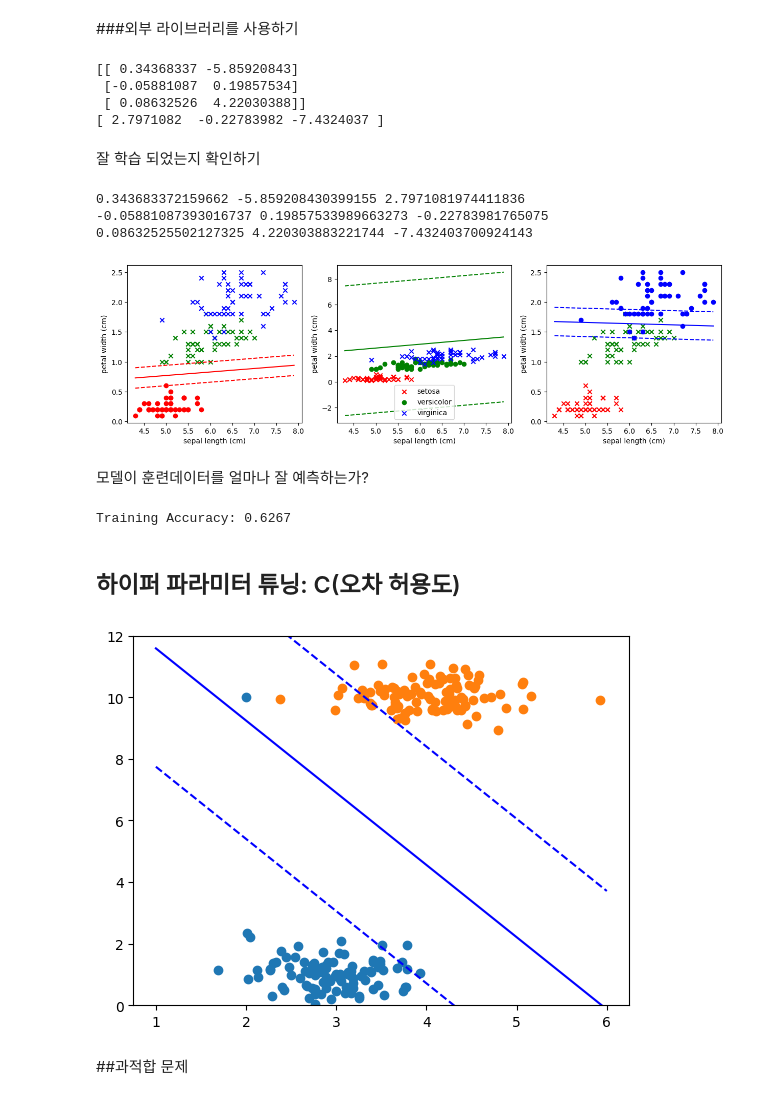
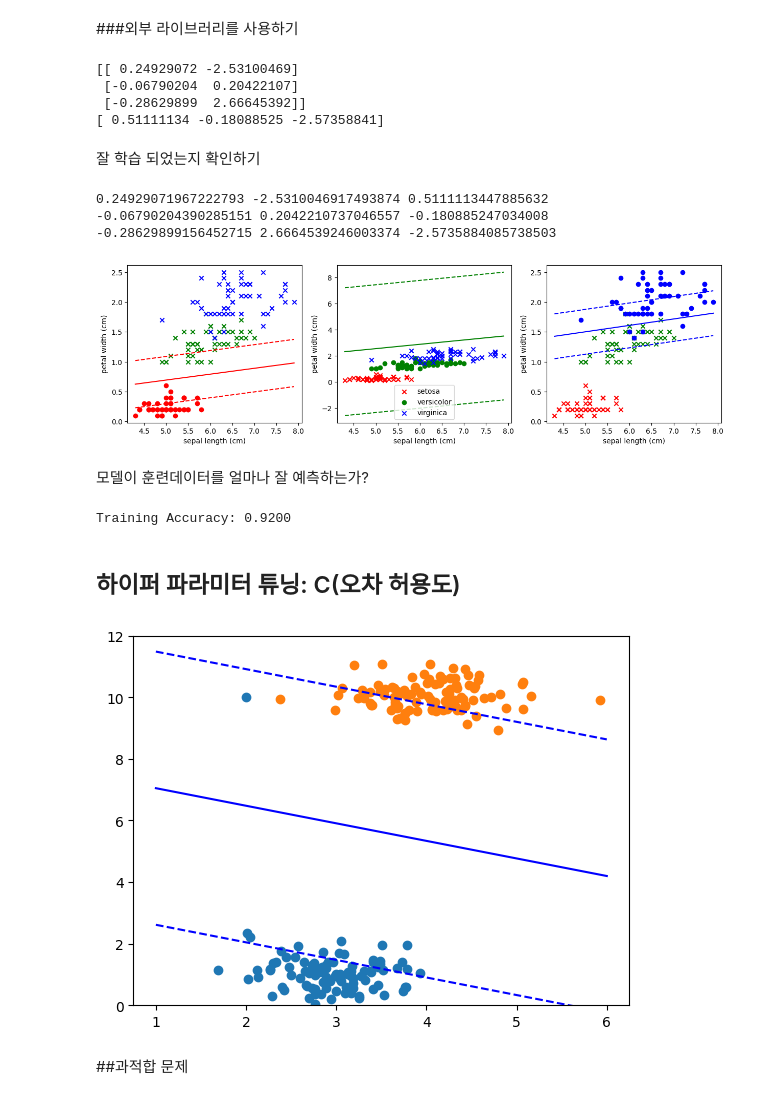
Before and after one commit to Potdooshami/The-3rd-POSTECH-Youth-Mathematical-Artificial-Intelligence-Academy, a Jupyter notebook: PYMAIA3_SVM실습.ipynb, the cells around one changed output. Cells and saved outputs as stored; diff of their text form; code cells hidden in the pictures.

```diff
--- a/PYMAIA3_SVM실습.ipynb
+++ b/PYMAIA3_SVM실습.ipynb
@@ -134,8 +134,8 @@ Text(0.5, 1.0, 'Linear Regression')
 ##비용함수: 좋은 직선을 수학적으로 정의하기
 # %%
 
-c = 30# @param {type:"number"}
-m = 5# @param {type:"number"}
+c = -80# @param {type:"number"}
+m = 2# @param {type:"number"}
 fig, axs = plt.subplots(1, 2, layout='constrained',figsize=(10, 5))
 plt.sca(axs[0])
 plt.plot(xs,ys,'o',label='Actual Data')
@@ -150,7 +150,7 @@ for i, error in enumerate(errors):
         clr = 'red'
     else:
         clr = 'blue'
-    plt.plot([xs[i], xs[i]], [xs[i]*m + c, ys[i]], color=clr, linestyle='-')
+    plt.plot([xs[i], ys[i]], [xs[i]*m + c, ys[i]], color=clr, linestyle='-')
 
 
 
@@ -611,16 +637,16 @@ for fcsClass in range(3):
 #from sklearn.pipeline import Pipeline
 #from sklearn.preprocessing import StandardScaler
 from sklearn.svm import LinearSVC
-c = 1000000000000000000000000000000 # @param {type:"raw"}
+c = 1 # @param {type:"raw"}
 model = LinearSVC(C=c)
 model.fit(df.iloc[:,xc],df.iloc[:,[-1]])
 print(model.coef_)
 print(model.intercept_)
 # %% [output]
-[[ 0.34368337 -5.85920843]
- [-0.05881087  0.19857534]
- [ 0.08632526  4.22030388]]
-[ 2.7971082  -0.22783982 -7.4324037 ]
+[[ 0.24929072 -2.53100469]
+ [-0.06790204  0.20422107]
+ [-0.28629899  2.66645392]]
+[ 0.51111134 -0.18088525 -2.57358841]
 # %% [markdown]
 잘 학습 되었는지 확인하기
 # %%
@@ -664,10 +690,10 @@ for fcsClass in range(3):
   #ax.set_aspect('equal')
 foo= plt.gcf
 # %% [output]
-0.343683372159662 -5.859208430399155 2.7971081974411836
--0.05881087393016737 0.19857533989663273 -0.22783981765075
-0.08632525502127325 4.220303883221744 -7.432403700924143
+0.24929071967222793 -2.5310046917493874 0.5111113447885632
+-0.06790204390285151 0.2042210737046557 -0.180885247034008
+-0.28629899156452715 2.6664539246003374 -2.5735884085738503
-[figure, old version]
+[figure, new version]
 # %% [markdown]
 
 모델이 훈련데이터를 얼마나 잘 예측하는가?
@@ -678,7 +704,7 @@ predictions = model.predict(df.iloc[:, xc])
 accuracy = np.mean(predictions == df.iloc[:, -1])
 print(f"Training Accuracy: {accuracy:.4f}")
 # %% [output]
-Training Accuracy: 0.6267
+Training Accuracy: 0.9200
 # %% [markdown]
 ## 하이퍼 파라미터 튜닝: C(오차 허용도)
 # %%
@@ -687,35 +713,35 @@ c2 = [4, 10]
 std = 0.5
 num_points = 100
 np.random.seed(42)
 x1 = np.random.normal(loc=c1[0], scale=std, size=num_points)
 y1 = np.random.normal(loc=c1[1], scale=std, size=num_points)
 x1[-1] =2
 y1[-1] = 10
 x2 = np.random.normal(loc=c2[0], scale=std, size=num_points)
 y2 = np.random.normal(loc=c2[1], scale=std, size=num_points)
 xx = np.concatenate((x1, x2), axis=0).reshape(200,1)
 yy = np.concatenate((y1, y2), axis=0).reshape(200,1)
 xxyy = np.concatenate((xx, yy), axis=1)
 
 cc = np.concatenate((np.zeros((1, 100)), np.ones((1, 100))), axis=1)
 
 plt.scatter(x1,y1)
 plt.scatter(x2,y2)
 
-c = 10 # @param {type:"raw"}
+c = 1 # @param {type:"raw"}
 model = LinearSVC(C=c)
 model.fit(xxyy,cc.flatten())
 
 for indHP in [0, 1, 2]:
   w1 = model.coef_[0,0]
   w2 = model.coef_[0,1]
   b = model.intercept_
   x1_hp = np.array([1,6])
   x2_hp = (-w1 * x1_hp - b+indHP-1) / w2
   plt.plot(x1_hp,x2_hp,c=clrs[fcsClass],linestyle = ls[indHP])
   plt.ylim([0, 12])  # ylim 설정
 # %% [output]
-[figure, old version]
+[figure, new version]
 # %% [markdown]
 ##과적합 문제
 # %% [markdown]
```
Also changed, not shown: parts of 5 cells of this notebook.
